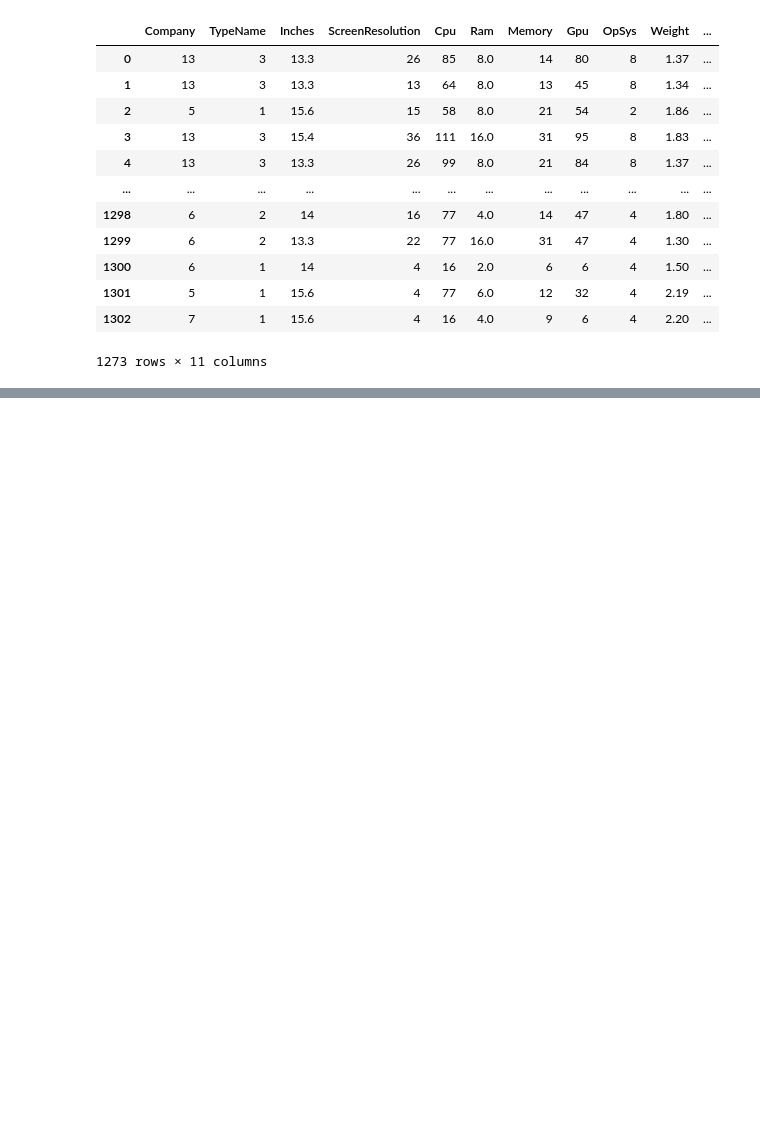
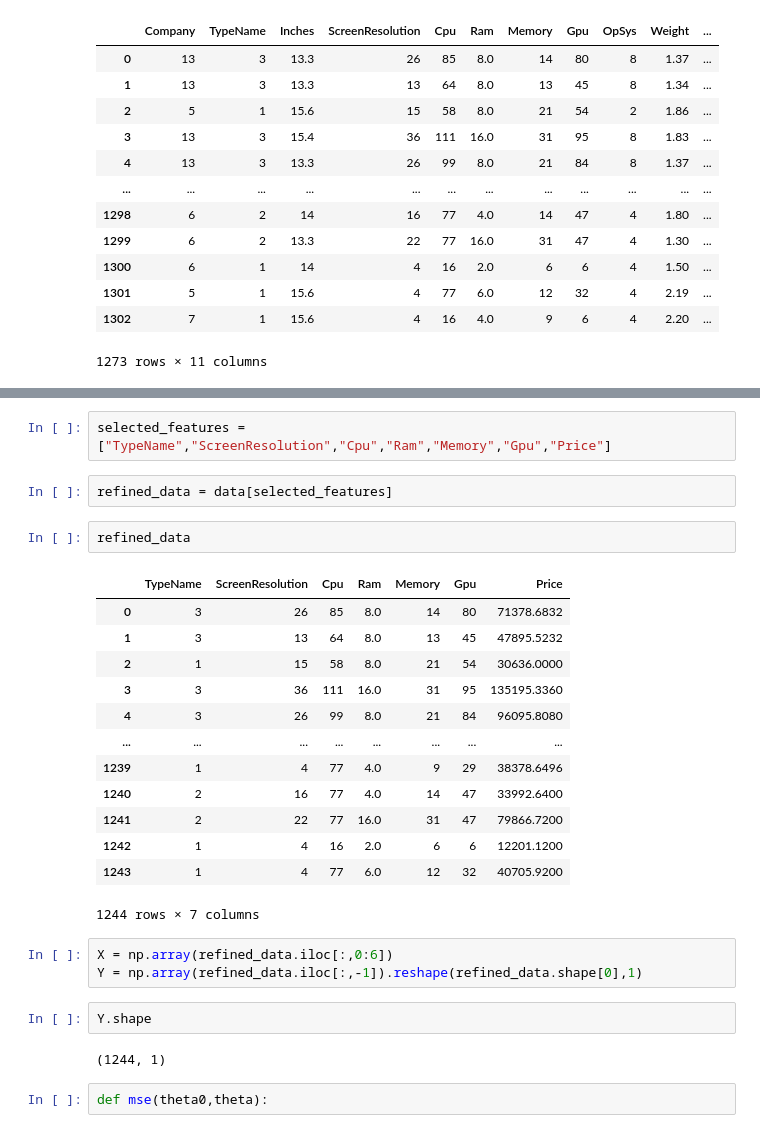
Before and after one commit to Bhoomi-jain/laptop_price_detection, a Jupyter notebook: src.ipynb, the cells around one changed output, grey strips where cells are left out. Cells and saved outputs as stored; diff of their text form; blank space fills up the shorter version.

```diff
--- a/src.ipynb
+++ b/src.ipynb
@@ -351,0 +389,29 @@ data.corr()
+# %%
+selected_features = ["TypeName","ScreenResolution","Cpu","Ram","Memory","Gpu","Price"]
+# %%
+refined_data = data[selected_features]
+# %%
+refined_data
+# %% [output]
+|  | TypeName | ScreenResolution | Cpu | Ram | Memory | Gpu | Price |
+| 0 | 3 | 26 | 85 | 8.0 | 14 | 80 | 71378.6832 |
+| 1 | 3 | 13 | 64 | 8.0 | 13 | 45 | 47895.5232 |
+| 2 | 1 | 15 | 58 | 8.0 | 21 | 54 | 30636.0000 |
+| 3 | 3 | 36 | 111 | 16.0 | 31 | 95 | 135195.3360 |
+| 4 | 3 | 26 | 99 | 8.0 | 21 | 84 | 96095.8080 |
+| ... | ... | ... | ... | ... | ... | ... | ... |
+| 1239 | 1 | 4 | 77 | 4.0 | 9 | 29 | 38378.6496 |
+| 1240 | 2 | 16 | 77 | 4.0 | 14 | 47 | 33992.6400 |
+| 1241 | 2 | 22 | 77 | 16.0 | 31 | 47 | 79866.7200 |
+| 1242 | 1 | 4 | 16 | 2.0 | 6 | 6 | 12201.1200 |
+| 1243 | 1 | 4 | 77 | 6.0 | 12 | 32 | 40705.9200 |
+1244 rows × 7 columns
+# %%
+X = np.array(refined_data.iloc[:,0:6])
+Y = np.array(refined_data.iloc[:,-1]).reshape(refined_data.shape[0],1)
+# %%
+Y.shape
+# %% [output]
+(1244, 1)
+# %%
+def mse(theta0,theta):
```
Also changed, not shown: parts of 9 cells of this notebook.
